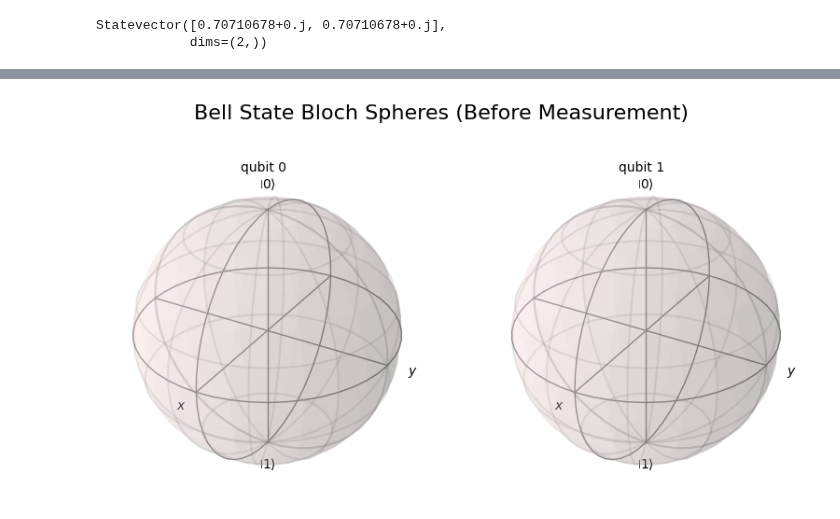
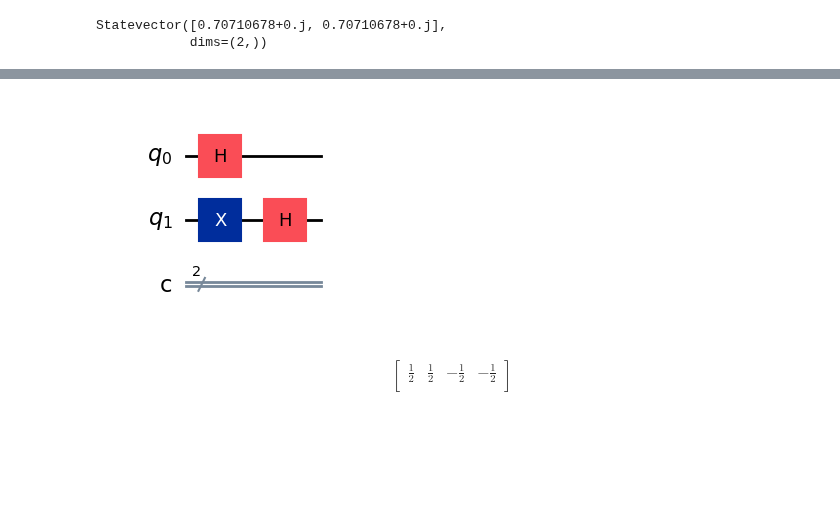
Before and after one commit to mkbahk/QuantumComputing, a Jupyter notebook: Quantum_MultiQubit_BlochSphereX_mkbahk_20250407.ipynb, the cells around one changed output, grey strips where cells are left out. Saved outputs shown, nothing was run; the diff lists cells and outputs as text; code cells hidden in the pictures; blank space fills up the shorter version.

```diff
--- a/Quantum_MultiQubit_BlochSphereX_mkbahk_20250407.ipynb
+++ b/Quantum_MultiQubit_BlochSphereX_mkbahk_20250407.ipynb
@@ -80,4 +62,8 @@ qc2.draw("mpl")
-# %%
-plot_bloch_multivector(state_before2, title="Bell State Bloch Spheres (Before Measurement)")
-# %% [output]
-[figure, removed]
+# %%
+qc3 = QuantumCircuit(2, 2)
+qc3.h(0)
+qc3.x(1)
+qc3.h(1)
+qc3.draw('mpl')
+# %% [output]
+[figure, added]
@@ -83,0 +73,9 @@ plot_bloch_multivector(state_before2, title="Bell State Bloch Spheres (Before Me
+# %%
+latex2 = array_to_latex(final_state3, precision=1)
+display(latex2)
+# %% [output]
+$$
+\begin{bmatrix}
+\frac{1}{2} & \frac{1}{2} & - \frac{1}{2} & - \frac{1}{2}  \\
+ \end{bmatrix}
+$$
```
Also changed, not shown: parts of 9 cells of this notebook.
